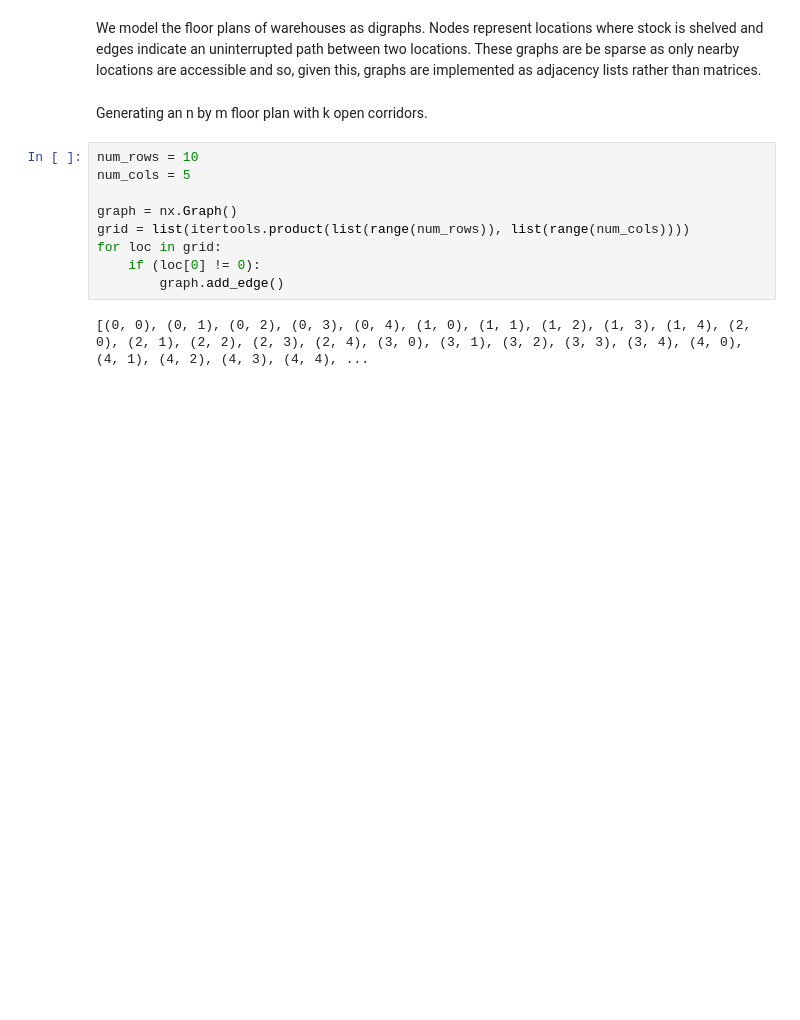
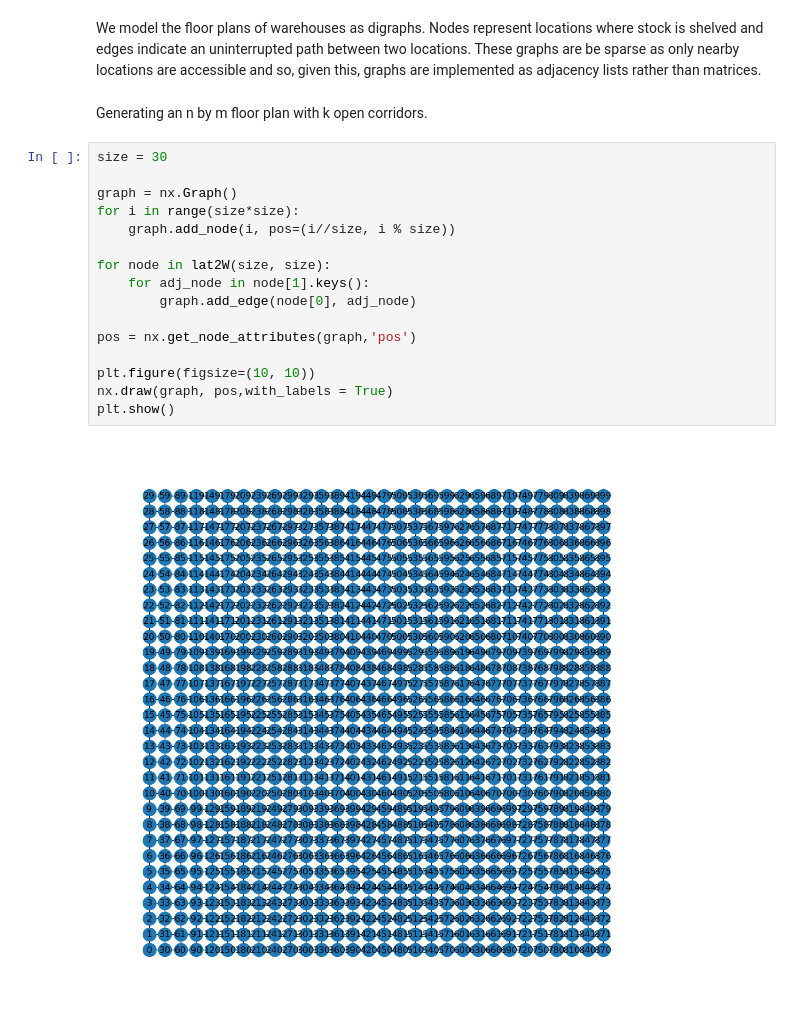
Before and after one commit to JoshMance/simulating-warehouses-operations, a Jupyter notebook: small-model.ipynb, the cells around one changed output. Saved outputs shown, nothing was run; the diff lists cells and outputs as text; blank space fills up the shorter version.

Commit message:
Generating square lattice graphs

```diff
--- a/small-model.ipynb
+++ b/small-model.ipynb
@@ -9,14 +11,21 @@ import itertools
 We model the floor plans of warehouses as digraphs. Nodes represent locations where stock is shelved and edges indicate an uninterrupted path between two locations. These graphs are be sparse as only nearby locations are accessible and so, given this, graphs are implemented as adjacency lists rather than matrices.
 # %% [markdown]
 Generating an n by m floor plan with k open corridors.
-# %%
-num_rows = 10
-num_cols = 5
-
-graph = nx.Graph()
-grid = list(itertools.product(list(range(num_rows)), list(range(num_cols))))
-for loc in grid:
-    if (loc[0] != 0):
-        graph.add_edge()
-# %% [output]
-[(0, 0), (0, 1), (0, 2), (0, 3), (0, 4), (1, 0), (1, 1), (1, 2), (1, 3), (1, 4), (2, 0), (2, 1), (2, 2), (2, 3), (2, 4), (3, 0), (3, 1), (3, 2), (3, 3), (3, 4), (4, 0), (4, 1), (4, 2), (4, 3), (4, 4), ...
+# %%
+size = 30
+
+graph = nx.Graph()
+for i in range(size*size):
+    graph.add_node(i, pos=(i//size, i % size))
+
+for node in lat2W(size, size):
+    for adj_node in node[1].keys():
+        graph.add_edge(node[0], adj_node)
+
+pos = nx.get_node_attributes(graph,'pos')
+
+plt.figure(figsize=(10, 10))
+nx.draw(graph, pos,with_labels = True)
+plt.show()
+# %% [output]
+[figure, added]
```
Also changed, not shown: parts of 1 cell of this notebook.
